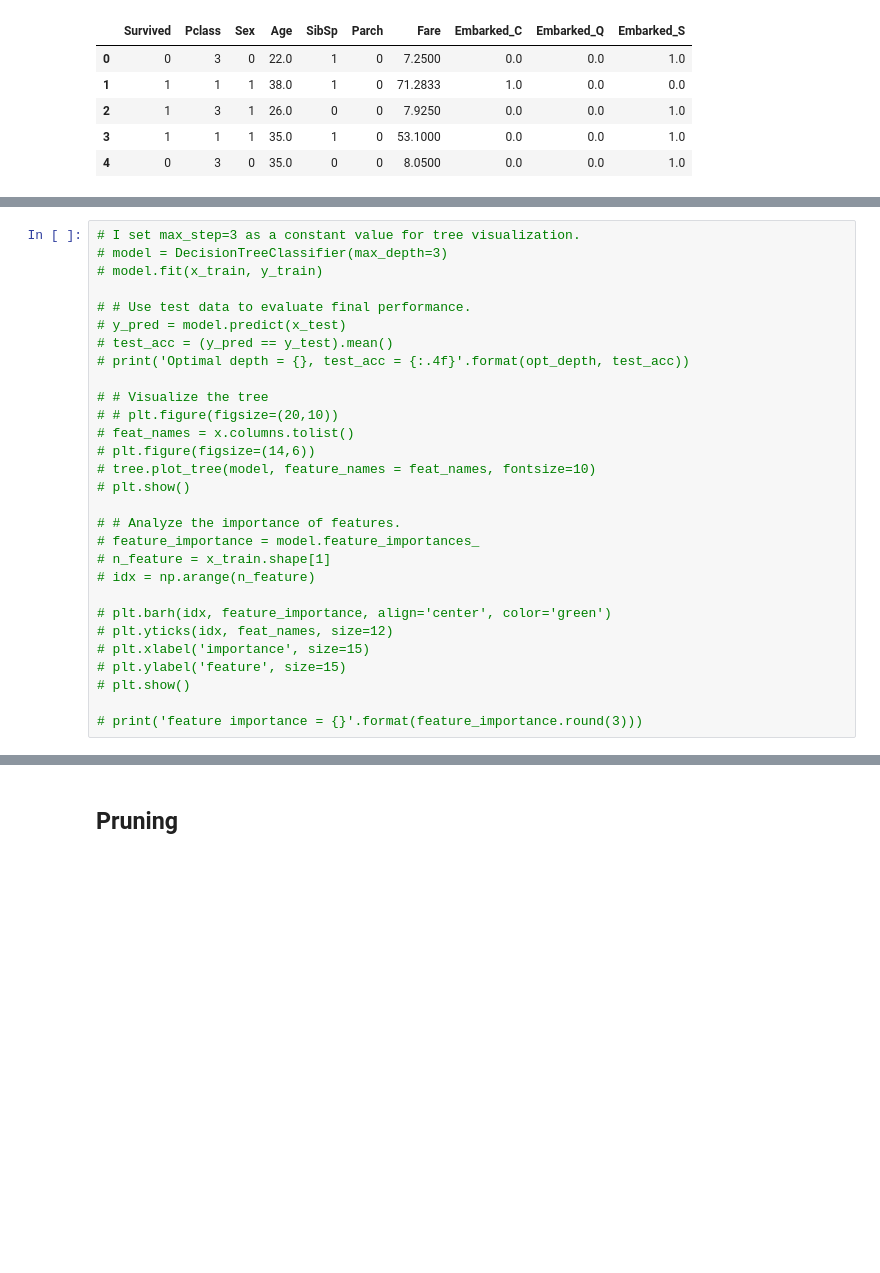
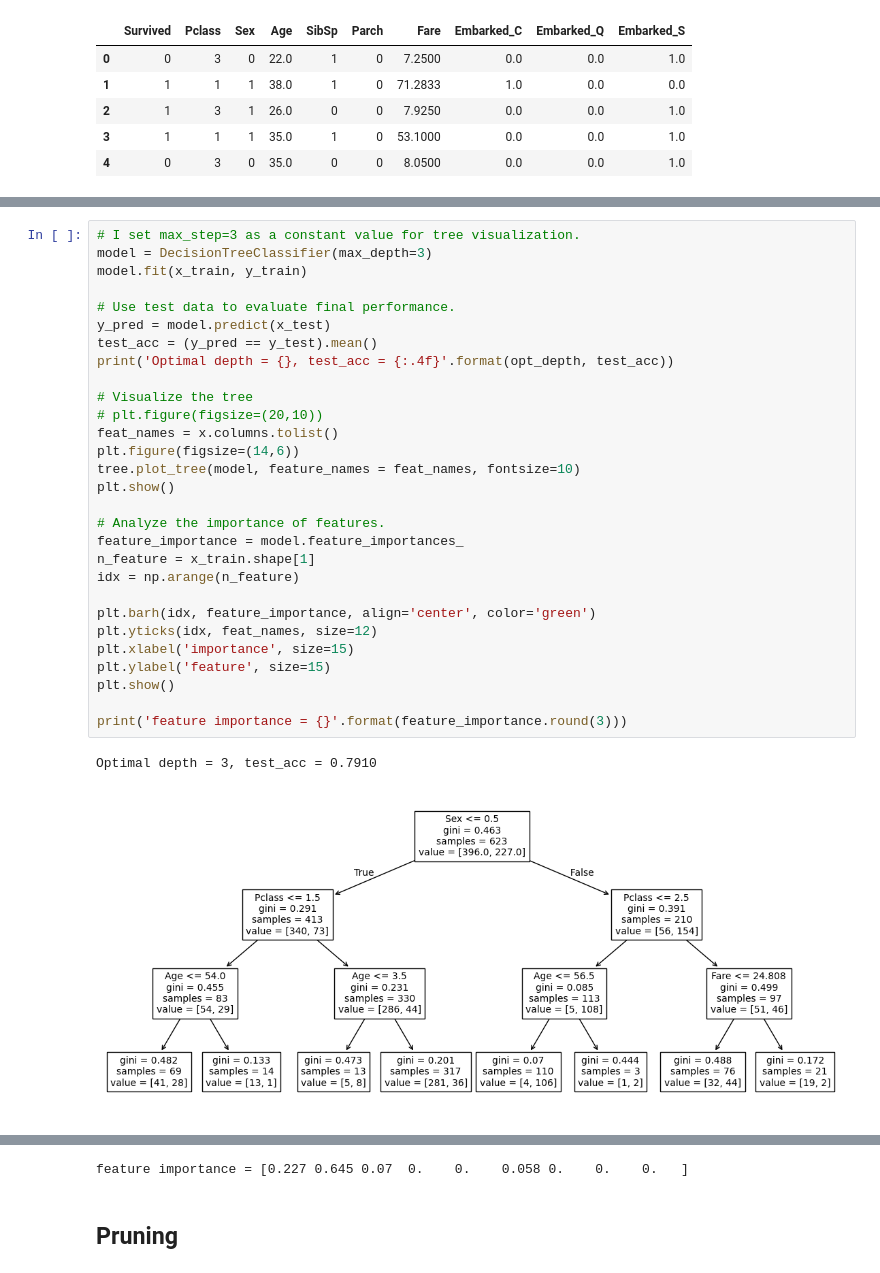
Before and after one commit to Thayallen02/MY-DAC-Curriculum, a Jupyter notebook: DAC-006_Machine_Learning/DAC-006-Intro_to_ML_Session_2_Student.ipynb, the cells around one changed output, grey strips where cells are left out. Cells and saved outputs as stored; diff of their text form; blank space fills up the shorter version.

```diff
--- a/DAC-006_Machine_Learning/DAC-006-Intro_to_ML_Session_2_Student.ipynb
+++ b/DAC-006_Machine_Learning/DAC-006-Intro_to_ML_Session_2_Student.ipynb
@@ -231,29 +241,32 @@ df.head()
 # %%
 # I set max_step=3 as a constant value for tree visualization.
-# model = DecisionTreeClassifier(max_depth=3)
-# model.fit(x_train, y_train)
+model = DecisionTreeClassifier(max_depth=3)
+model.fit(x_train, y_train)
 
-# # Use test data to evaluate final performance.
-# y_pred = model.predict(x_test)
-# test_acc = (y_pred == y_test).mean()
-# print('Optimal depth = {}, test_acc = {:.4f}'.format(opt_depth, test_acc))
+# Use test data to evaluate final performance.
+y_pred = model.predict(x_test)
+test_acc = (y_pred == y_test).mean()
+print('Optimal depth = {}, test_acc = {:.4f}'.format(opt_depth, test_acc))
 
-# # Visualize the tree
-# # plt.figure(figsize=(20,10))
-# feat_names = x.columns.tolist()
-# plt.figure(figsize=(14,6))
-# tree.plot_tree(model, feature_names = feat_names, fontsize=10)
-# plt.show()
+# Visualize the tree
+# plt.figure(figsize=(20,10))
+feat_names = x.columns.tolist()
+plt.figure(figsize=(14,6))
+tree.plot_tree(model, feature_names = feat_names, fontsize=10)
+plt.show()
 
-# # Analyze the importance of features.
-# feature_importance = model.feature_importances_
-# n_feature = x_train.shape[1]
-# idx = np.arange(n_feature)
+# Analyze the importance of features.
+feature_importance = model.feature_importances_
+n_feature = x_train.shape[1]
+idx = np.arange(n_feature)
 
-# plt.barh(idx, feature_importance, align='center', color='green')
-# plt.yticks(idx, feat_names, size=12)
-# plt.xlabel('importance', size=15)
-# plt.ylabel('feature', size=15)
-# plt.show()
+plt.barh(idx, feature_importance, align='center', color='green')
+plt.yticks(idx, feat_names, size=12)
+plt.xlabel('importance', size=15)
+plt.ylabel('feature', size=15)
+plt.show()
 
-# print('feature importance = {}'.format(feature_importance.round(3)))
+print('feature importance = {}'.format(feature_importance.round(3)))
+# %% [output]
+Optimal depth = 3, test_acc = 0.7910
+[figure, added]
@@ -260,3 +274,4 @@ df.head()
+feature importance = [0.227 0.645 0.07  0.    0.    0.058 0.    0.    0.   ]
 # %% [markdown]
 ## Pruning
 # %% [markdown]
```
Also changed, not shown: parts of 15 cells of this notebook.
